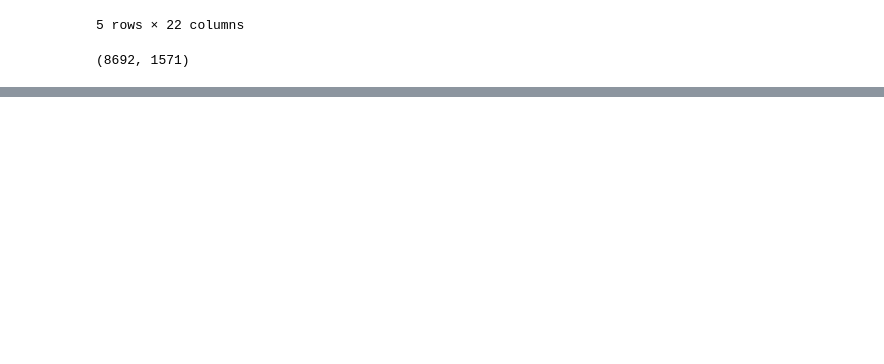
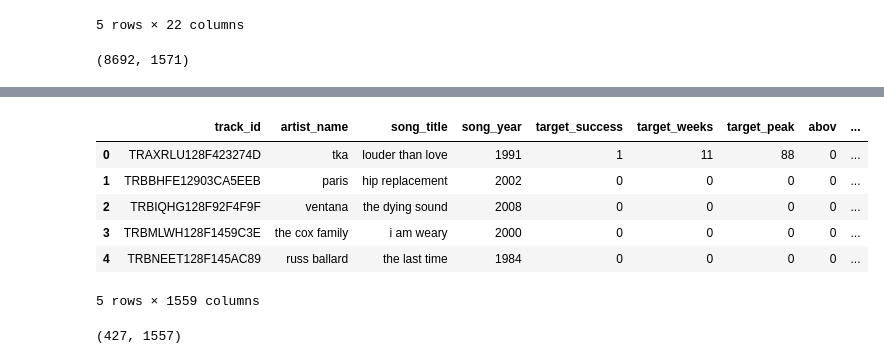
Before and after one commit to jwade688/platinum_lyric_project, a Jupyter notebook: ETL/Notebooks/Postgres_to_csv.ipynb, the cells around one changed output, grey strips where cells are left out. Drawn from its saved outputs; the diff is of its cells as text; code cells hidden in the pictures; blank space fills up the shorter version.

```diff
--- a/ETL/Notebooks/Postgres_to_csv.ipynb
+++ b/ETL/Notebooks/Postgres_to_csv.ipynb
@@ -126,0 +266,11 @@ platinum_features.to_csv("../Resources/platinum_features.csv")
+# %%
+platinum_lyrics_location = platinum_lyrics_location.rename(columns=new_column_names)
+platinum_lyrics_location.head()
+# %% [output]
+|  | track_id | artist_name | song_title | song_year | target_success | target_weeks | target_peak | abov | ... |
+| 0 | TRAXRLU128F423274D | tka | louder than love | 1991 | 1 | 11 | 88 | 0 | ... |
+| 1 | TRBBHFE12903CA5EEB | paris | hip replacement | 2002 | 0 | 0 | 0 | 0 | ... |
+| 2 | TRBIQHG128F92F4F9F | ventana | the dying sound | 2008 | 0 | 0 | 0 | 0 | ... |
+| 3 | TRBMLWH128F1459C3E | the cox family | i am weary | 2000 | 0 | 0 | 0 | 0 | ... |
+| 4 | TRBNEET128F145AC89 | russ ballard | the last time | 1984 | 0 | 0 | 0 | 0 | ... |
+5 rows × 1559 columns
@@ -126,0 +279,4 @@ platinum_features.to_csv("../Resources/platinum_features.csv")
+# %%
+platinum_lyrics_location.shape
+# %% [output]
+(427, 1557)
```
Also changed, not shown: parts of 31 cells of this notebook, 4 other files.
